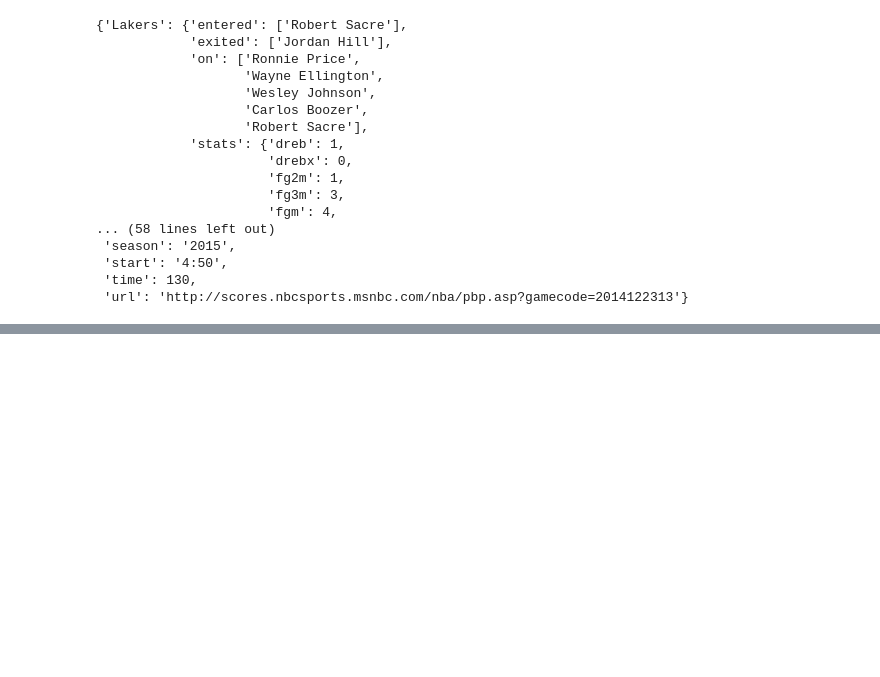
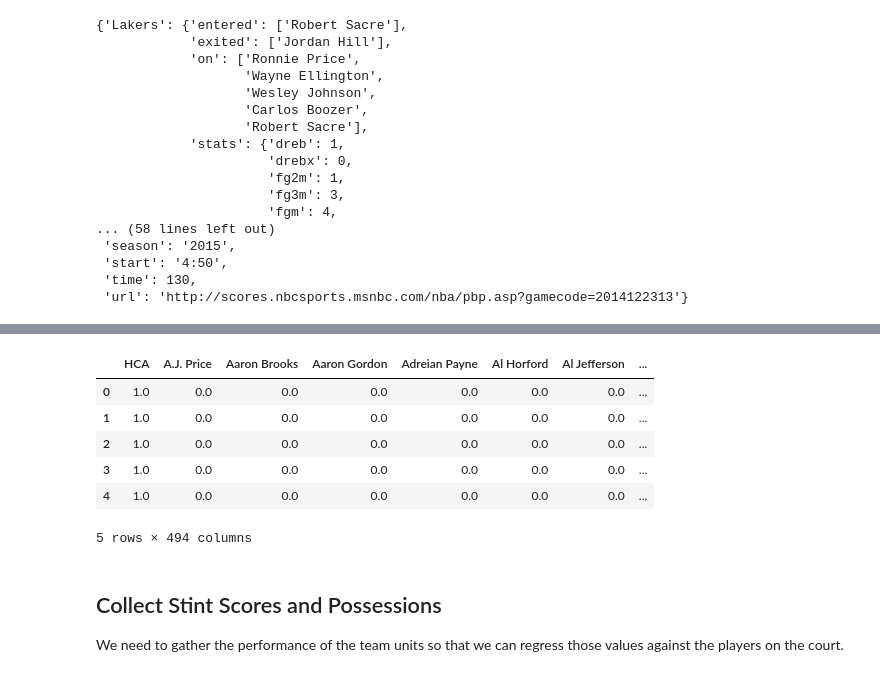
Before and after one commit to ds-modules/SPORTS, a Jupyter notebook: notes/NBA Plus Minus.ipynb, the cells around one changed output, grey strips where cells are left out. Saved outputs shown, nothing was run; the diff lists cells and outputs as text; code cells hidden in the pictures; blank space fills up the shorter version.

```diff
--- a/notes/NBA Plus Minus.ipynb
+++ b/notes/NBA Plus Minus.ipynb
@@ -81,0 +95,37 @@ w = np.hstack([df['home_poss'].loc[home_mask], df['away_poss'].loc[away_mask]]).
+# %%
+# Create a list of the units on the floor (Ignore units that didn't register a possession)
+units = []
+for idx, stint in df.iterrows():
+    if stint['net_poss'] == 0:
+        continue
+    unit = {player: 1. for player in stint['home_unit']}          # +1 for effecting Home Net Rating
+    unit.update({player: -1. for player in stint['away_unit']})   # -1 for effecting Home Net Rating
+    units.append(unit)
+
+# Create vectorizers that will encode the units
+vectorizer = DictVectorizer(sparse=True)
+encoded = vectorizer.fit_transform(units)
+
+# Create a vector for home court advantage
+home_adv = np.ones((len(units), 1))
+
+full_encoded = scipy.sparse.hstack([home_adv, encoded])
+
+players = vectorizer.feature_names_
+n_players = len(players)
+
+stints = pd.SparseDataFrame(full_encoded, default_fill_value=0., columns=['HCA'] + players)
+# %%
+stints.head()
+# %% [output]
+|  | HCA | A.J. Price | Aaron Brooks | Aaron Gordon | Adreian Payne | Al Horford | Al Jefferson | ... |
+| 0 | 1.0 | 0.0 | 0.0 | 0.0 | 0.0 | 0.0 | 0.0 | ... |
+| 1 | 1.0 | 0.0 | 0.0 | 0.0 | 0.0 | 0.0 | 0.0 | ... |
+| 2 | 1.0 | 0.0 | 0.0 | 0.0 | 0.0 | 0.0 | 0.0 | ... |
+| 3 | 1.0 | 0.0 | 0.0 | 0.0 | 0.0 | 0.0 | 0.0 | ... |
+| 4 | 1.0 | 0.0 | 0.0 | 0.0 | 0.0 | 0.0 | 0.0 | ... |
+5 rows × 494 columns
+# %% [markdown]
+## Collect Stint Scores and Possessions
+
+We need to gather the performance of the team units so that we can regress those values against the players on the court.
```
Also changed, not shown: parts of 39 cells of this notebook.
